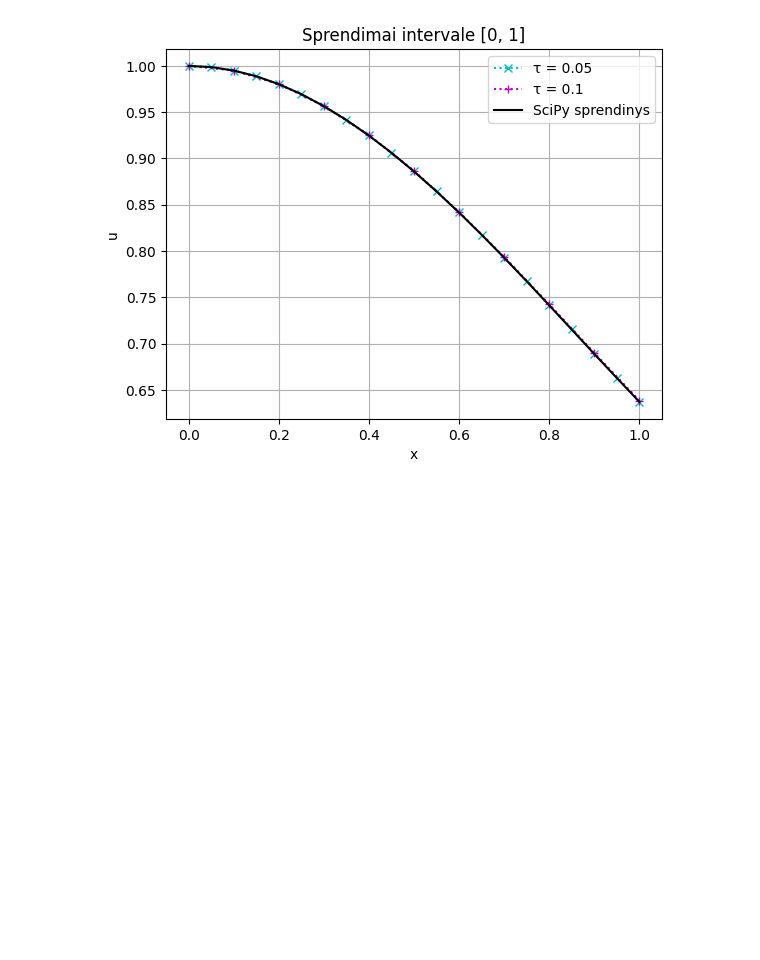
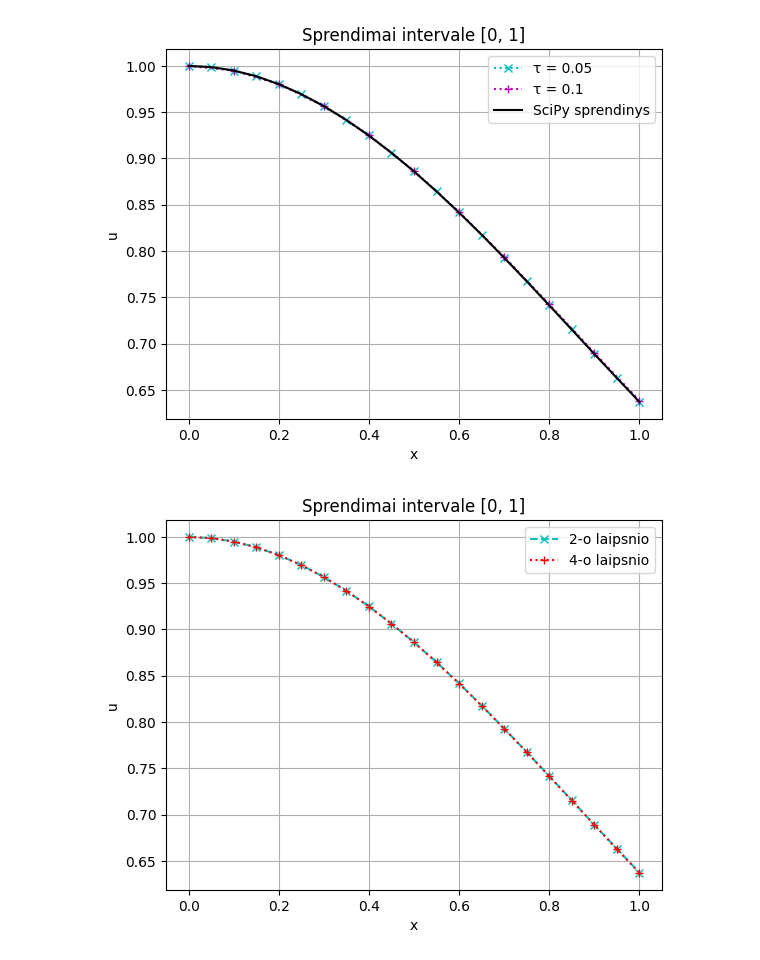
Before and after one commit to domanteli0/md, a Jupyter notebook: lab2/lab2.ipynb, the cells around one changed output. Saved outputs shown, nothing was run; the diff lists cells and outputs as text; code cells hidden in the pictures; blank space fills up the shorter version.

```diff
--- a/lab2/lab2.ipynb
+++ b/lab2/lab2.ipynb
@@ -52,41 +52,39 @@ _, scipy1 = SciPy(f, u0 = 1, tau = 0.05)
 # %%
 plt.plot(ts1, rk4_ys1, 'b', marker='x', label='τ = 0.05')
 plt.plot(ts2, rk4_ys2, 'r', marker='+', label='τ = 0.1')
 plt.plot(ts1, scipy1, color='black', label='SciPy sprendinys')
 plt.xlabel('x')
 plt.ylabel('u')
 plt.title('Sprendimai intervale [0, 1]')
 plt.legend()
 plt.grid(True)
 plt.savefig('rk4.png', dpi=300)
 plt.show()
 
 plt.plot(ts1, rk2_ys1, 'c:', marker='x', label='τ = 0.05')
 plt.plot(ts2, rk2_ys2, 'm:', marker='+', label='τ = 0.1')
 plt.plot(ts1, scipy1, color='black', label='SciPy sprendinys')
 plt.xlabel('x')
 plt.ylabel('u')
 plt.title('Sprendimai intervale [0, 1]')
 plt.legend()
 plt.grid(True)
 plt.savefig('rk2.png', dpi=300)
 plt.show()
 
-# plt.plot(ts1, rk2_ys1, 'c:', marker='x', label='RK2: Žingsnis (τ) = 0.05')
-# plt.plot(ts2, rk2_ys2, 'm:', marker='x', label='RK2: Žingsnis (τ) = 0.1')
-# plt.plot(ts1, rk4_ys1, 'b--', marker='+', label='RK4: Žingsnis (τ) = 0.05')
-# plt.plot(ts2, rk4_ys2, 'r--', marker='+', label='RK4: Žingsnis (τ) = 0.1')
-# plt.plot(ts1, scipy1, color='black', label='SciPy sprendinys')
-# plt.xlabel('x')
-# plt.ylabel('u')
-# plt.title('Sprendimai intervale [0, 1]')
-# plt.legend()
-# plt.grid(True)
-# plt.savefig('all.png', dpi=300)
-# plt.show()
+plt.plot(ts1, rk2_ys1, 'c--', marker='x', label='2-o laipsnio')
+plt.plot(ts1, rk4_ys1, 'r:', marker='+', label='4-o laipsnio')
+plt.xlabel('x')
+plt.ylabel('u')
+plt.title('Sprendimai intervale [0, 1]')
+plt.legend()
+plt.grid(True)
+plt.savefig('both.png', dpi=300)
+plt.show()
 # %% [output]
 [figure]
 [figure]
+[figure, added]
 # %%
 def error(y_tau, y_2tau, tau = 0.1, order = 2):
   y_tau  = np.array(y_tau)
```
Also changed, not shown: parts of 3 cells of this notebook, 6 other files.
